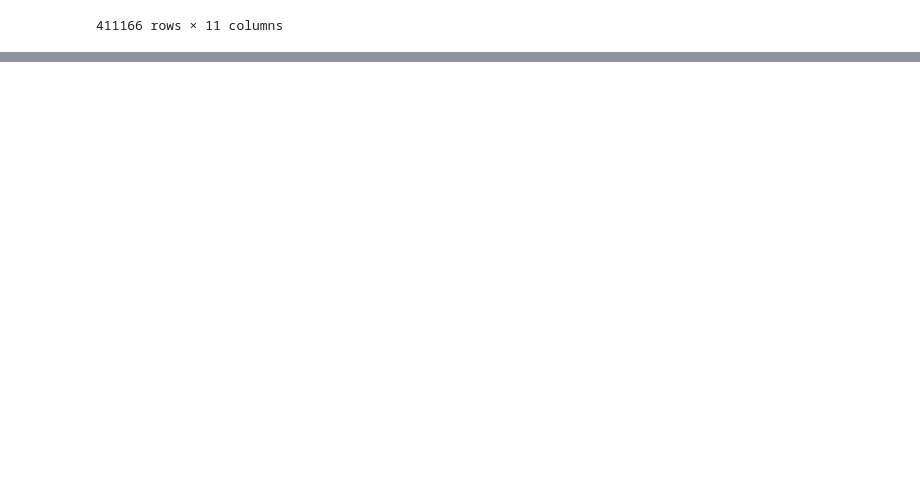
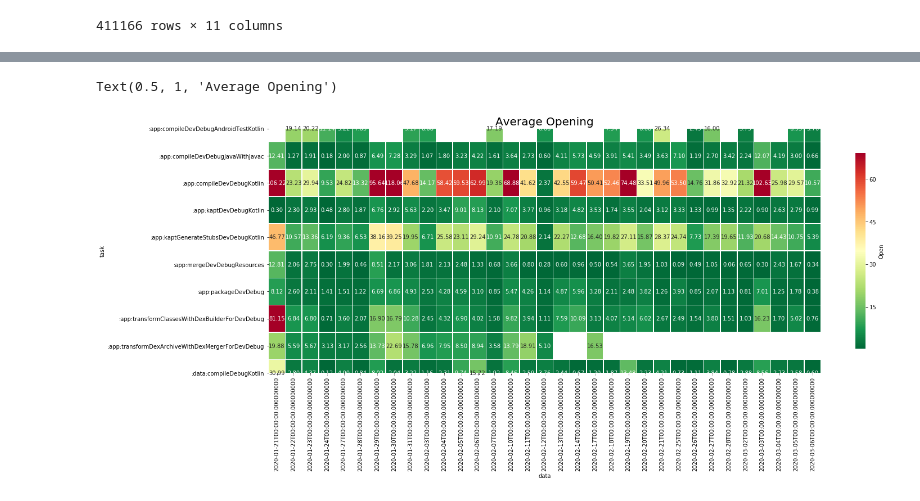
Before and after one commit to ViacheslavPogorelyy/projects_for_autoru, a Jupyter notebook: times.ipynb, the cells around one changed output, grey strips where cells are left out. Saved outputs shown, nothing was run; the diff lists cells and outputs as text; code cells hidden in the pictures; blank space fills up the shorter version.

```diff
--- a/times.ipynb
+++ b/times.ipynb
@@ -145,6 +146,10 @@ df
 411166 rows × 11 columns
 # %%
 df['seconds'] = df['milliseconds']/1000
+# %%
+df['data'] = df['start_time'].dt.date
+# %%
+df['data'] = pd.to_datetime(df['data'])
 # %%
 top10 = df.pivot_table(index = 'task', values = 'seconds', aggfunc = ('sum')).sort_values(by ='seconds', ascending = False).head(10).index
 # %%
@@ -168,2 +173,2 @@ onlytop10
 # %%
-df.pivot_table(index = 'task', values = 'seconds', aggfunc = ('sum')).sort_values(by ='seconds', ascending = False).head(10)
+data = onlytop10.pivot_table(index= 'task', columns = 'data', values = 'seconds', aggfunc = 'mean')
@@ -213,0 +191,12 @@ onlytop10.query('task == ":app:compileDevDebugKotlin"').plot(kind = 'line', y =
+# %%
+import seaborn as sns
+fig, ax = plt.subplots(figsize=(22,8))
+ax = sns.heatmap(data, cmap='RdYlGn_r', robust=True,
+                 fmt='.2f', annot=True, linewidths=.5, ax=ax,
+                 cbar_kws={'shrink':.8, 'label':'Open'})
+
+ax.set_yticklabels(ax.get_yticklabels(), rotation=0, fontsize=10)
+plt.title('Average Opening', fontdict={'fontsize':20})
+# %% [output]
+Text(0.5, 1, 'Average Opening')
+[figure, added]
```
Also changed, not shown: parts of 7 cells of this notebook.
